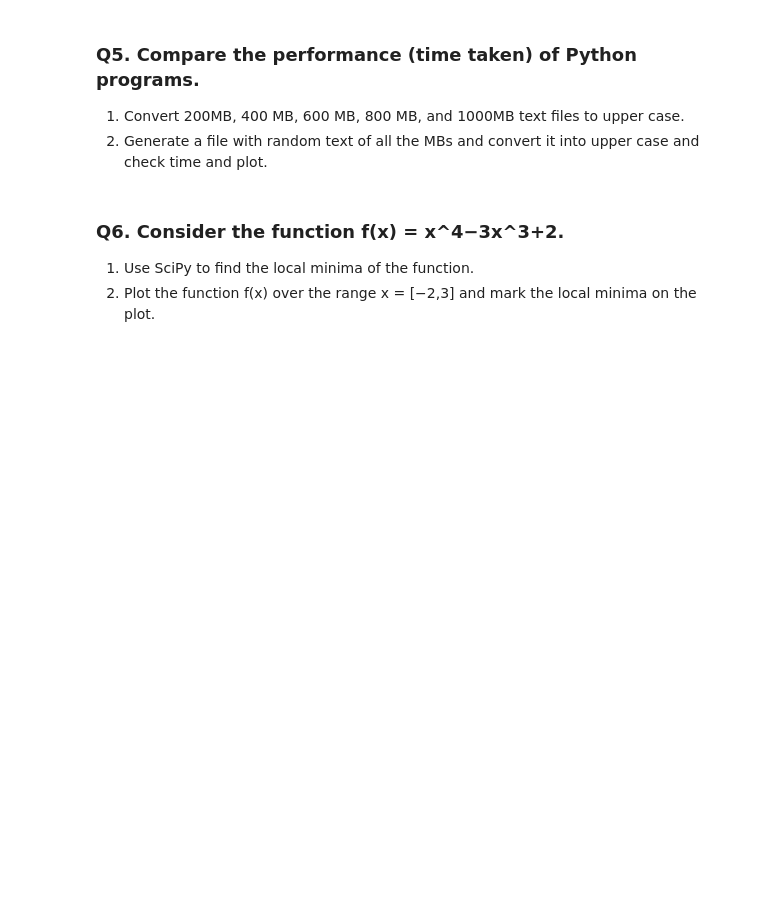
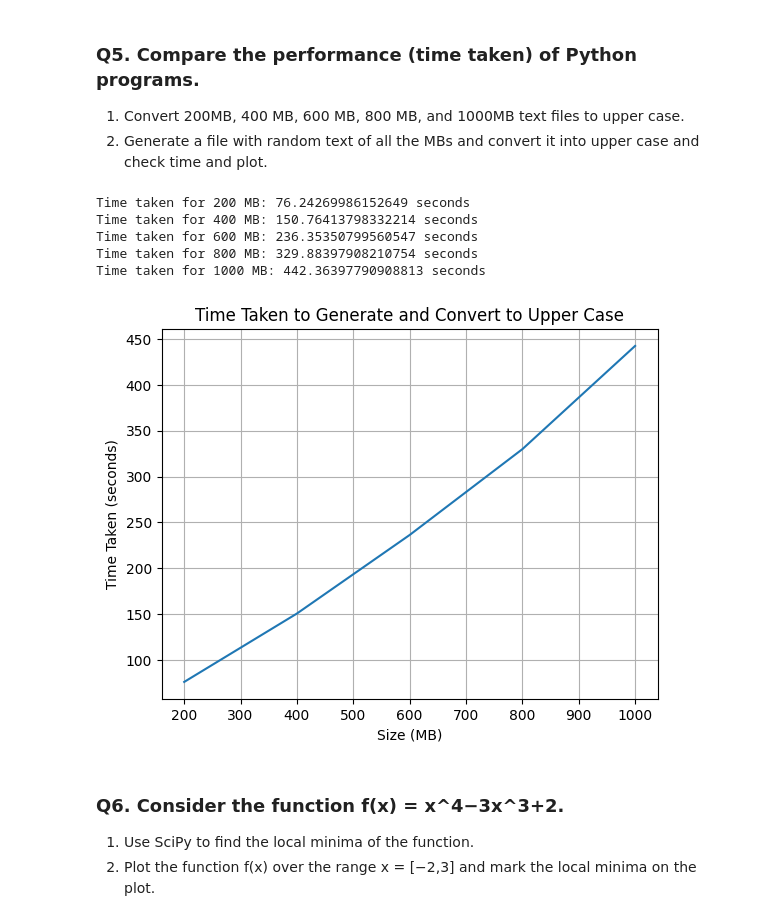
Before and after one commit to ctxnn/python-assignments, a Jupyter notebook: sheet_6.ipynb, the cells around one changed output. Cells and saved outputs as stored; diff of their text form; code cells hidden in the pictures; blank space fills up the shorter version.

```diff
--- a/sheet_6.ipynb
+++ b/sheet_6.ipynb
@@ -231,3 +229,47 @@ Roots of the polynomial p(x):
+# %%
+import time
+import matplotlib.pyplot as plt
+import random
+import string
+
+# Function to generate random text
+def generate_random_text(size_mb):
+    text = ''.join(random.choice(string.ascii_lowercase) for _ in range(size_mb*1024*1024))
+    return text
+
+# Function to convert text to upper case
+def convert_to_upper_case(text):
+    return text.upper()
+
+# Sizes in MB
+sizes_mb = [200, 400, 600, 800, 1000]
+
+# Lists to store times for each method
+times_generate_and_convert = []
+
+# Loop through each size
+for size_mb in sizes_mb:
+    start_time = time.time()
+    text = generate_random_text(size_mb)
+    convert_to_upper_case(text)
+    end_time = time.time()
+    times_generate_and_convert.append(end_time - start_time)
+    print(f"Time taken for {size_mb} MB: {end_time - start_time} seconds")
+
+# Plot the results
+plt.plot(sizes_mb, times_generate_and_convert)
+plt.xlabel('Size (MB)')
+plt.ylabel('Time Taken (seconds)')
+plt.title('Time Taken to Generate and Convert to Upper Case')
+plt.grid(True)
+plt.show()
+# %% [output]
+Time taken for 200 MB: 76.24269986152649 seconds
+Time taken for 400 MB: 150.76413798332214 seconds
+Time taken for 600 MB: 236.35350799560547 seconds
+Time taken for 800 MB: 329.88397908210754 seconds
+Time taken for 1000 MB: 442.36397790908813 seconds
+[figure, added]
 # %% [markdown]
 ### Q6. Consider the function f(x) = x^4−3x^3+2.
 
```
Also changed, not shown: parts of 1 cell of this notebook.
